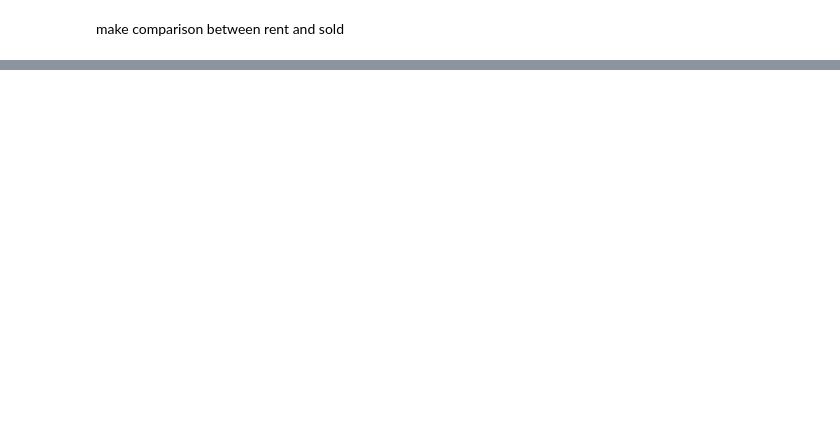
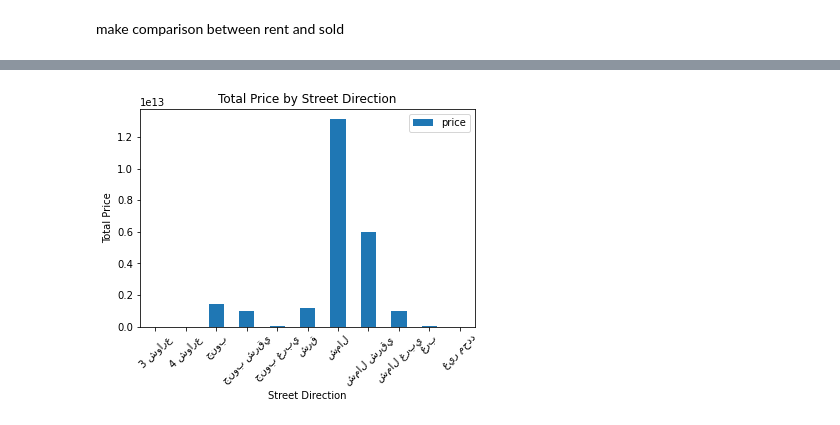
Before and after one commit to Abdulmalik-rebdi/friendly-octo-disco, a Jupyter notebook: main.ipynb, the cells around one changed output, grey strips where cells are left out. Cells and saved outputs as stored; diff of their text form; code cells hidden in the pictures; blank space fills up the shorter version.

Commit message:
2nd graph

```diff
--- a/main.ipynb
+++ b/main.ipynb
@@ -361,0 +378,10 @@ make comparison between rent and sold
+# %%
+Group = Vdf.groupby('street_direction').sum()
+# %%
+Group.plot.bar(y='price', rot=45)
+plt.title("Total Price by Street Direction")
+plt.xlabel("Street Direction")
+plt.ylabel("Total Price")
+plt.show()
+# %% [output]
+[figure, added]
```
Also changed, not shown: parts of 29 cells of this notebook.
